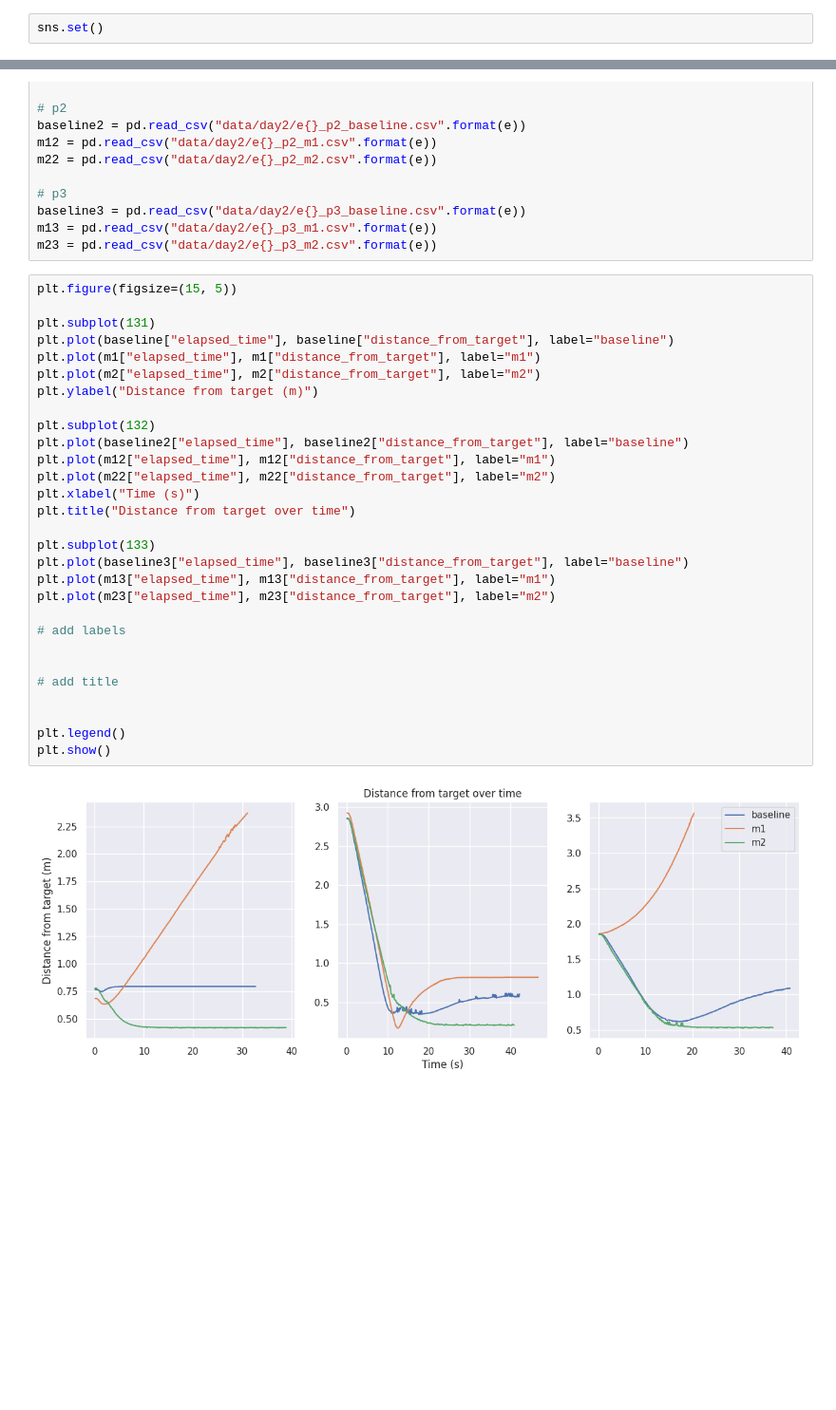
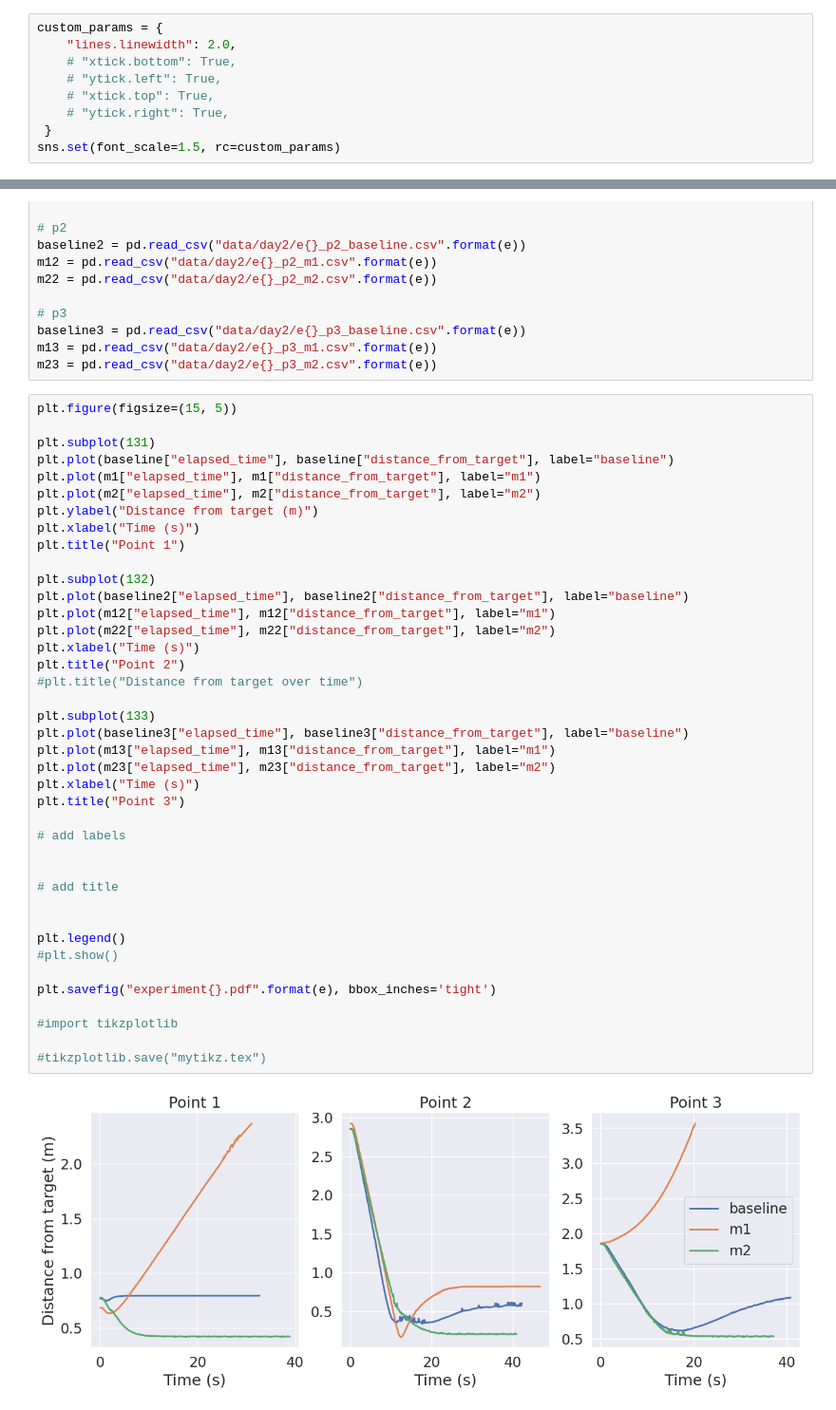
Before and after one commit to TIERS/multi-agent-rl-omni, a Jupyter notebook: notebooks/plot_csv.ipynb, the cells around one changed output, grey strips where cells are left out. Shown: that part at 95% size. Cells and saved outputs as stored; diff of their text form; blank space fills up the shorter version.

```diff
--- a/notebooks/plot_csv.ipynb
+++ b/notebooks/plot_csv.ipynb
@@ -5,6 +6,13 @@ import matplotlib.pyplot as plt
 import numpy as np
-# %%
-sns.set()
+# %%
+custom_params = {
+    "lines.linewidth": 2.0,
+    # "xtick.bottom": True,
+    # "ytick.left": True,
+    # "xtick.top": True,
+    # "ytick.right": True,
+ }
+sns.set(font_scale=1.5, rc=custom_params)
 # %%
 # experiment
 e = 3
@@ -26,31 +34,42 @@ m23 = pd.read_csv("data/day2/e{}_p3_m2.csv".format(e))
 # %%
 plt.figure(figsize=(15, 5))
 
 plt.subplot(131)
 plt.plot(baseline["elapsed_time"], baseline["distance_from_target"], label="baseline")
 plt.plot(m1["elapsed_time"], m1["distance_from_target"], label="m1")
 plt.plot(m2["elapsed_time"], m2["distance_from_target"], label="m2")
 plt.ylabel("Distance from target (m)")
+plt.xlabel("Time (s)")
+plt.title("Point 1")
 
 plt.subplot(132)
 plt.plot(baseline2["elapsed_time"], baseline2["distance_from_target"], label="baseline")
 plt.plot(m12["elapsed_time"], m12["distance_from_target"], label="m1")
 plt.plot(m22["elapsed_time"], m22["distance_from_target"], label="m2")
 plt.xlabel("Time (s)")
-plt.title("Distance from target over time")
+plt.title("Point 2")
+#plt.title("Distance from target over time")
 
 plt.subplot(133)
 plt.plot(baseline3["elapsed_time"], baseline3["distance_from_target"], label="baseline")
 plt.plot(m13["elapsed_time"], m13["distance_from_target"], label="m1")
 plt.plot(m23["elapsed_time"], m23["distance_from_target"], label="m2")
+plt.xlabel("Time (s)")
+plt.title("Point 3")
 
 # add labels
 
 
 # add title
 
 
 plt.legend()
-plt.show()
+#plt.show()
+
+plt.savefig("experiment{}.pdf".format(e), bbox_inches='tight')
+
+#import tikzplotlib
+
+#tikzplotlib.save("mytikz.tex")
 # %% [output]
-[figure, old version]
+[figure, new version]
```
Also changed, not shown: parts of 4 cells of this notebook, 1 other file.
